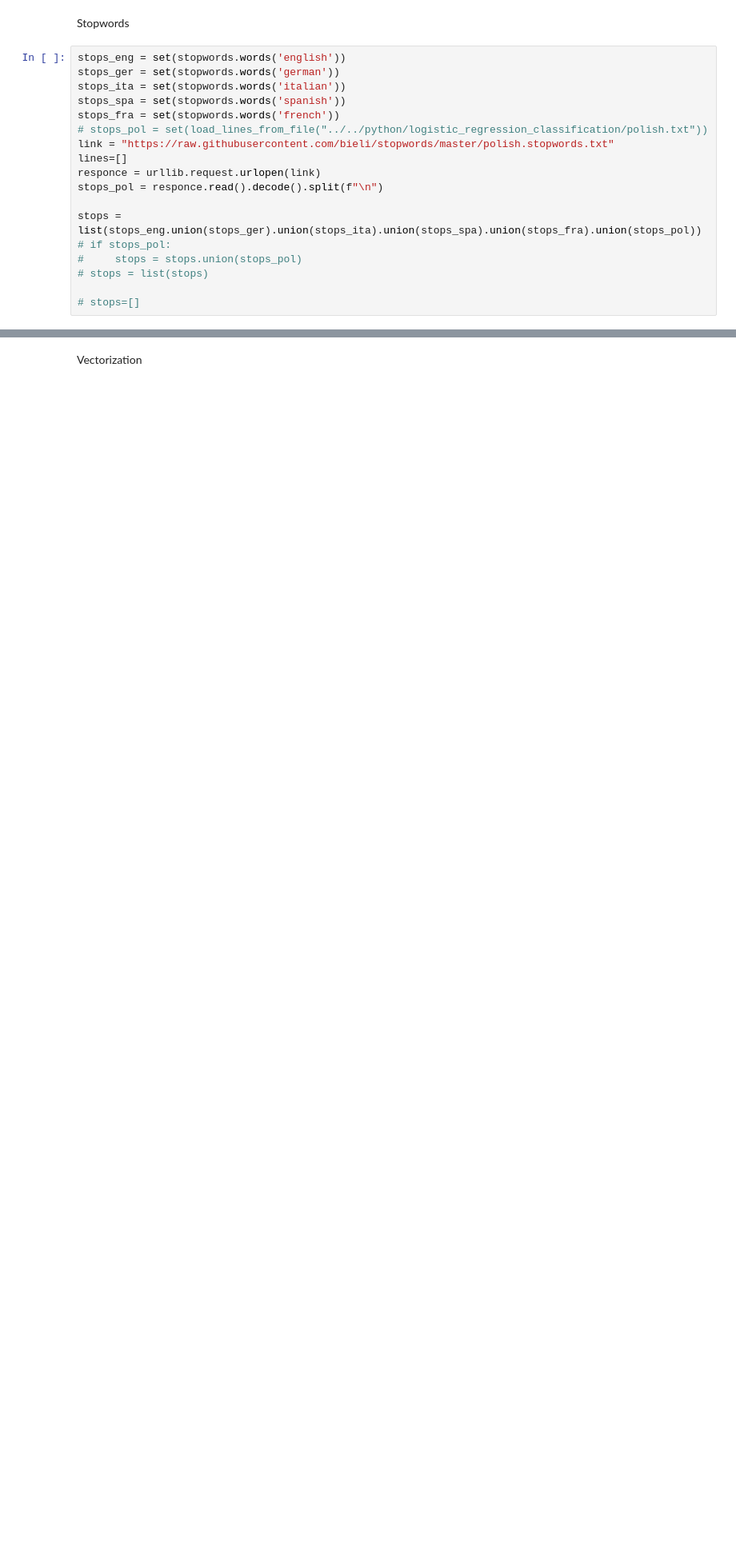
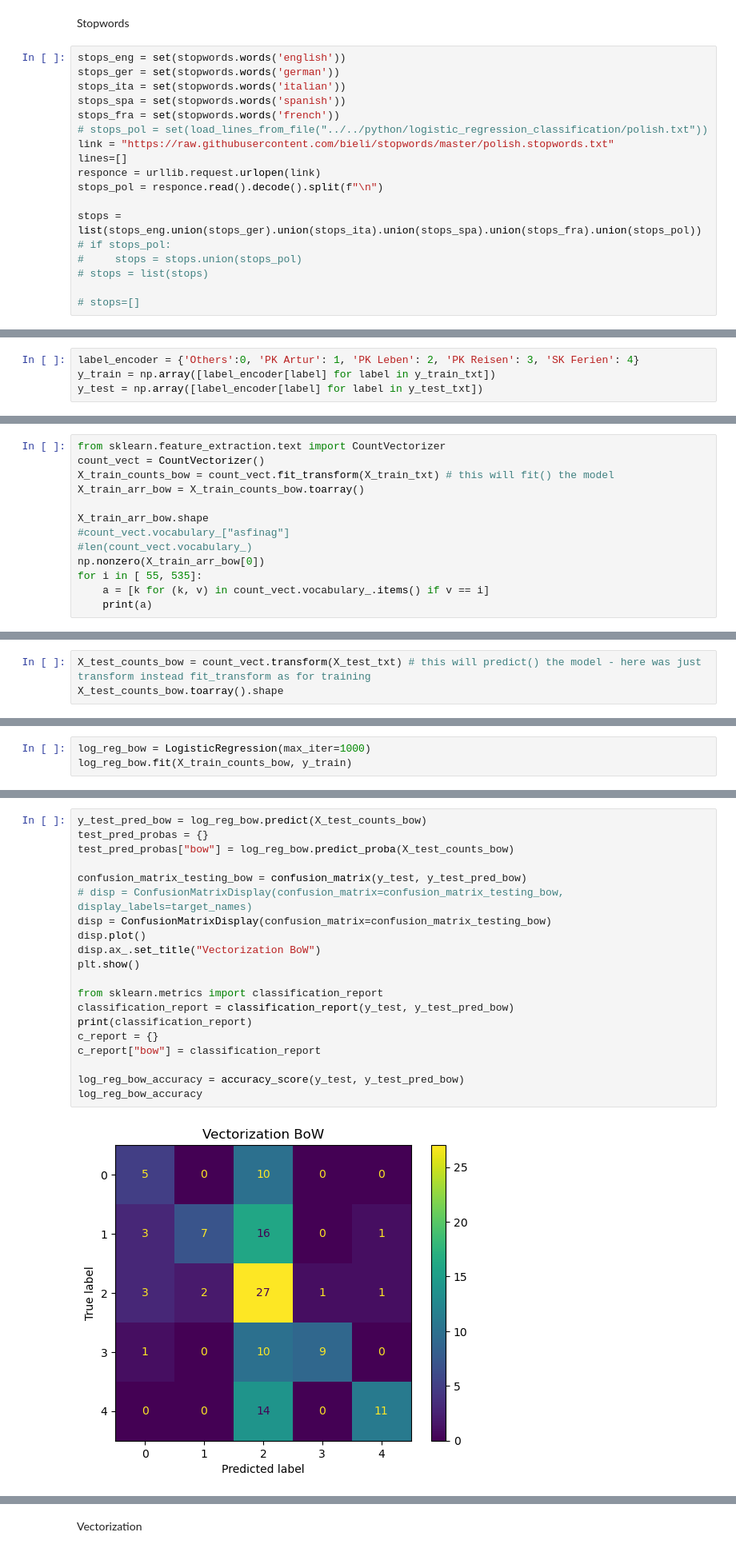
Before and after one commit to arturroo/af-finanzen, a Jupyter notebook: jupiter/transak/logistic_regression/main.ipynb, the cells around one changed output, grey strips where cells are left out. Shown at 80% size. Saved outputs shown, nothing was run; the diff lists cells and outputs as text; blank space fills up the shorter version.

Commit message:
Data centric approach - campare 3 types of vectorization of input data. Model: Default Logistic Regression (Multinominal formulation)

```diff
--- a/jupiter/transak/logistic_regression/main.ipynb
+++ b/jupiter/transak/logistic_regression/main.ipynb
@@ -153,0 +171,4 @@ stops = list(stops_eng.union(stops_ger).union(stops_ita).union(stops_spa).union(
+# %%
+label_encoder = {'Others':0, 'PK Artur': 1, 'PK Leben': 2, 'PK Reisen': 3, 'SK Ferien': 4}
+y_train = np.array([label_encoder[label] for label in y_train_txt])
+y_test = np.array([label_encoder[label] for label in y_test_txt])
@@ -153,0 +179,13 @@ stops = list(stops_eng.union(stops_ger).union(stops_ita).union(stops_spa).union(
+# %%
+from sklearn.feature_extraction.text import CountVectorizer
+count_vect = CountVectorizer()
+X_train_counts_bow = count_vect.fit_transform(X_train_txt) # this will fit() the model
+X_train_arr_bow = X_train_counts_bow.toarray()
+
+X_train_arr_bow.shape
+#count_vect.vocabulary_["asfinag"]
+#len(count_vect.vocabulary_)
+np.nonzero(X_train_arr_bow[0])
+for i in [ 55, 535]:
+    a = [k for (k, v) in count_vect.vocabulary_.items() if v == i]
+    print(a)
@@ -153,0 +197,3 @@ stops = list(stops_eng.union(stops_ger).union(stops_ita).union(stops_spa).union(
+# %%
+X_test_counts_bow = count_vect.transform(X_test_txt) # this will predict() the model - here was just transform instead fit_transform as for training
+X_test_counts_bow.toarray().shape
@@ -153,0 +204,3 @@ stops = list(stops_eng.union(stops_ger).union(stops_ita).union(stops_spa).union(
+# %%
+log_reg_bow = LogisticRegression(max_iter=1000)
+log_reg_bow.fit(X_train_counts_bow, y_train)
@@ -153,0 +218,22 @@ stops = list(stops_eng.union(stops_ger).union(stops_ita).union(stops_spa).union(
+# %%
+y_test_pred_bow = log_reg_bow.predict(X_test_counts_bow)
+test_pred_probas = {}
+test_pred_probas["bow"] = log_reg_bow.predict_proba(X_test_counts_bow)
+
+confusion_matrix_testing_bow = confusion_matrix(y_test, y_test_pred_bow)
+# disp = ConfusionMatrixDisplay(confusion_matrix=confusion_matrix_testing_bow, display_labels=target_names)
+disp = ConfusionMatrixDisplay(confusion_matrix=confusion_matrix_testing_bow)
+disp.plot()
+disp.ax_.set_title("Vectorization BoW")
+plt.show()
+
+from sklearn.metrics import classification_report
+classification_report = classification_report(y_test, y_test_pred_bow)
+print(classification_report)
+c_report = {}
+c_report["bow"] = classification_report
+
+log_reg_bow_accuracy = accuracy_score(y_test, y_test_pred_bow)
+log_reg_bow_accuracy
+# %% [output]
+[figure, added]
```
Also changed, not shown: parts of 72 cells of this notebook.
